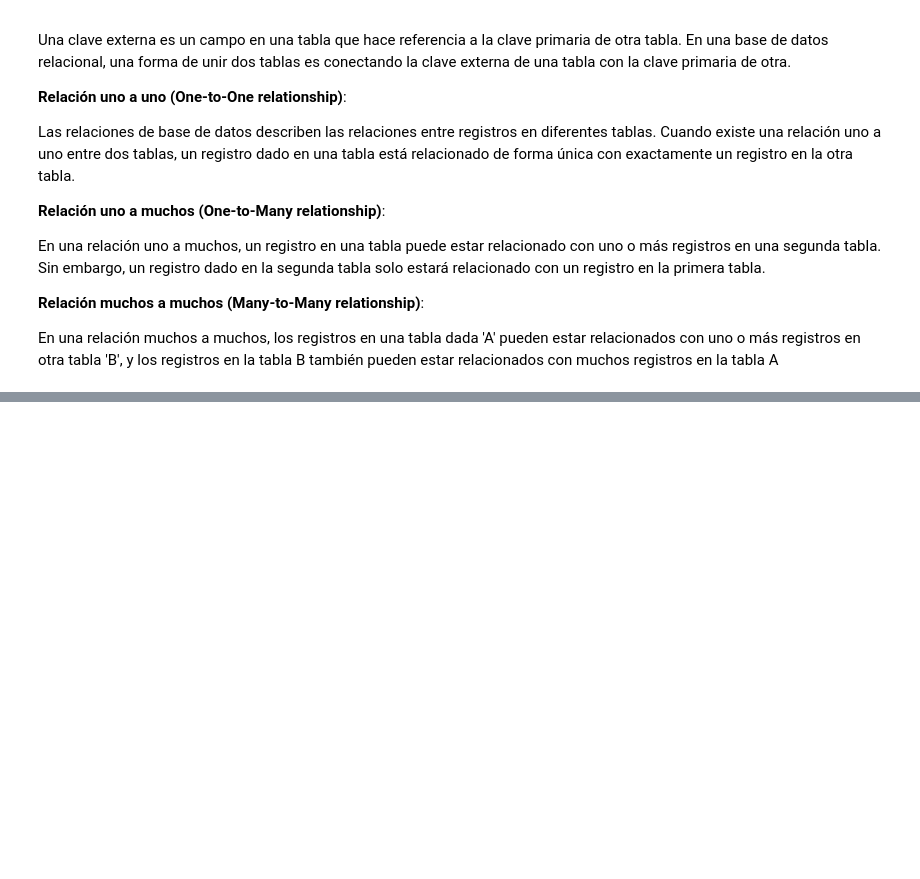
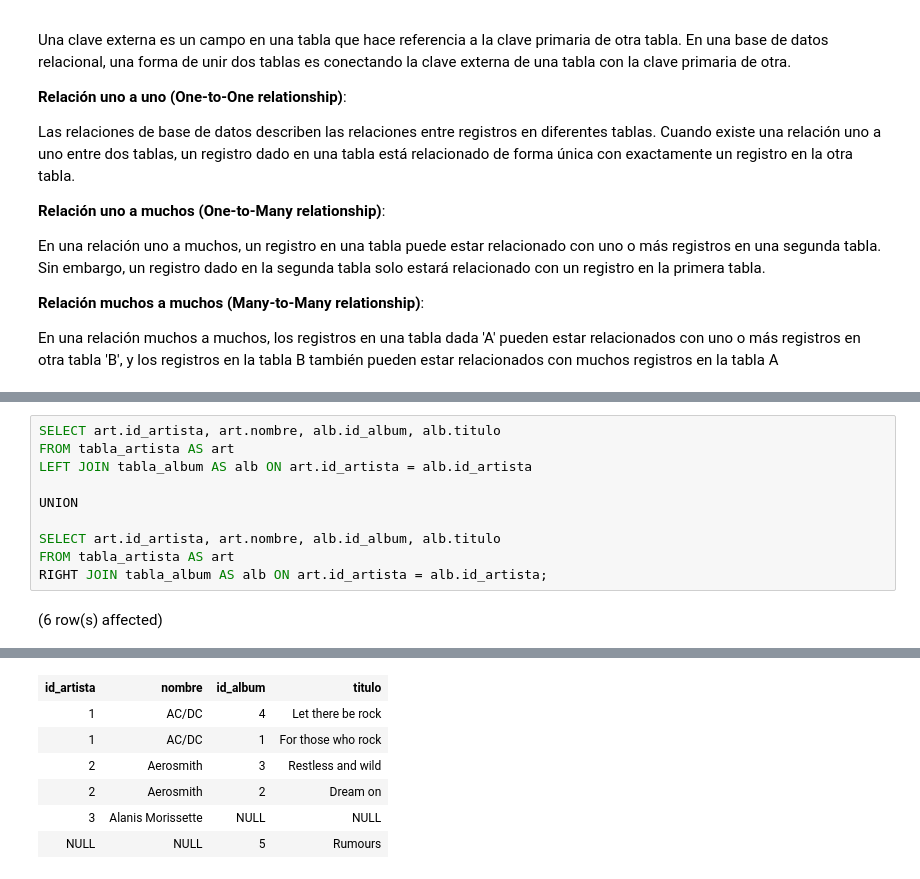
Before and after one commit to jdomdev/data-science-sql, a Jupyter notebook: notebooks/pract06b-joining_data-queries.ipynb, the cells around one changed output, grey strips where cells are left out. Cells and saved outputs as stored; diff of their text form; blank space fills up the shorter version.

```diff
--- a/notebooks/pract06b-joining_data-queries.ipynb
+++ b/notebooks/pract06b-joining_data-queries.ipynb
@@ -29,0 +173,12 @@ Guía
+# %%
+SELECT art.id_artista, art.nombre, alb.id_album, alb.titulo
+FROM tabla_artista AS art
+LEFT JOIN tabla_album AS alb ON art.id_artista = alb.id_artista
+
+UNION
+
+SELECT art.id_artista, art.nombre, alb.id_album, alb.titulo
+FROM tabla_artista AS art
+RIGHT JOIN tabla_album AS alb ON art.id_artista = alb.id_artista;
+# %% [output]
+(6 row(s) affected)
@@ -29,0 +186,7 @@ Guía
+| id_artista | nombre | id_album | titulo |
+| 1 | AC/DC | 4 | Let there be rock |
+| 1 | AC/DC | 1 | For those who rock |
+| 2 | Aerosmith | 3 | Restless and wild |
+| 2 | Aerosmith | 2 | Dream on |
+| 3 | Alanis Morissette | NULL | NULL |
+| NULL | NULL | 5 | Rumours |
```
Also changed, not shown: parts of 34 cells of this notebook, 2 other files.
